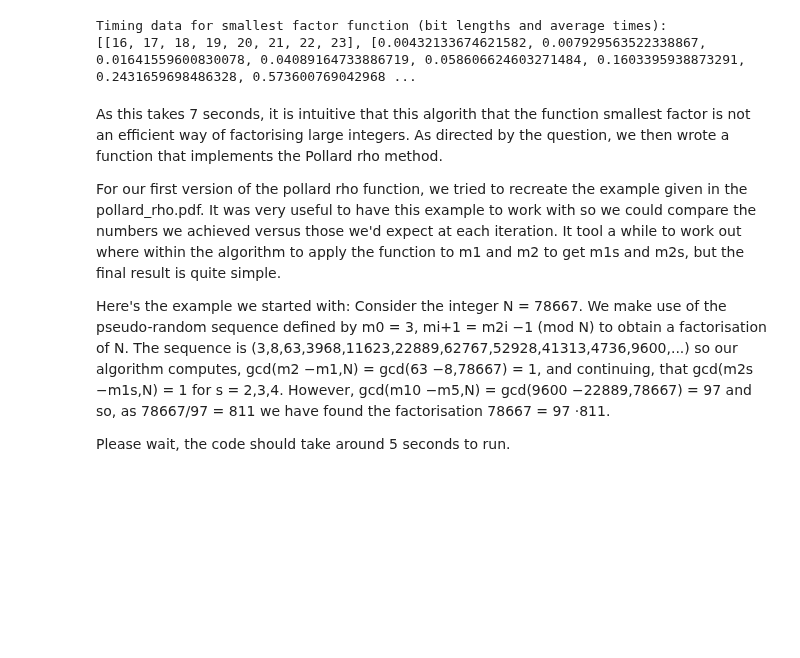
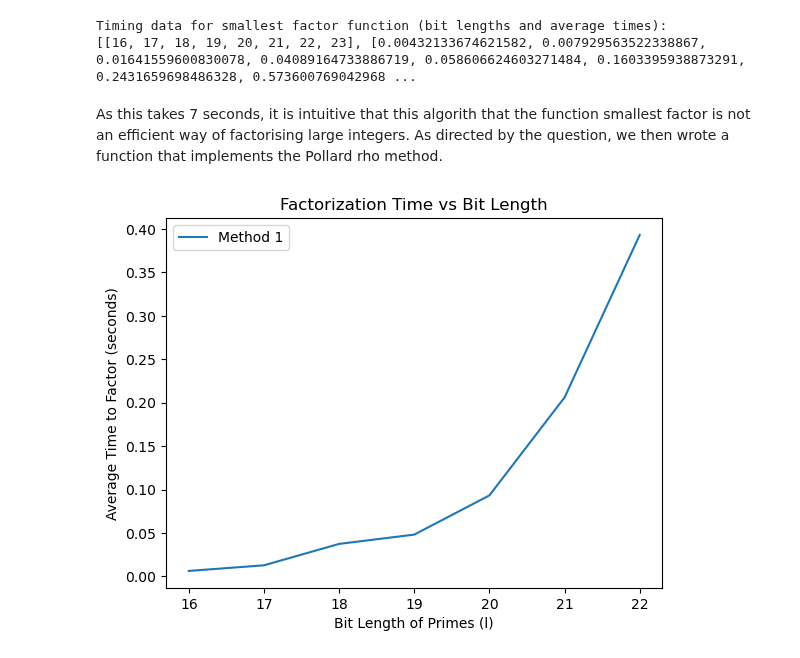
Before and after one commit to MattPygottCode/Group3, a Jupyter notebook: Hybrid Cryptography.ipynb, the cells around one changed output. Saved outputs shown, nothing was run; the diff lists cells and outputs as text; code cells hidden in the pictures; blank space fills up the shorter version.

```diff
--- a/Hybrid Cryptography.ipynb
+++ b/Hybrid Cryptography.ipynb
@@ -884,9 +886,46 @@ Timing data for smallest factor function (bit lengths and average times):
 [[16, 17, 18, 19, 20, 21, 22, 23], [0.00432133674621582, 0.007929563522338867, 0.01641559600830078, 0.04089164733886719, 0.058606624603271484, 0.1603395938873291, 0.2431659698486328, 0.573600769042968 ...
 # %% [markdown]
 As this takes 7 seconds, it is intuitive that this algorith that the function smallest factor is not an efficient way of factorising large integers. As directed by the question, we then wrote a function that implements the Pollard rho method.
-
-For our first version of the pollard rho function, we tried to recreate the example given in the pollard_rho.pdf. It was very useful to have this example to work with so we could compare the numbers we achieved versus those we'd expect at each iteration. It tool  a while to work out where within the algorithm to apply the function to m1 and m2 to get m1s and m2s, but the final result is quite simple.
-
-Here's the example we started with: Consider the integer N = 78667. We make use of the pseudo-random sequence defined by m0 = 3, mi+1 = m2i −1 (mod N) to obtain a factorisation of N. The sequence is (3,8,63,3968,11623,22889,62767,52928,41313,4736,9600,...) so our algorithm computes, gcd(m2 −m1,N) = gcd(63 −8,78667) = 1, and continuing, that gcd(m2s −m1s,N) = 1 for s = 2,3,4. However, gcd(m10 −m5,N) = gcd(9600 −22889,78667) = 97 and so, as 78667/97 = 811 we have found the factorisation 78667 = 97 ·811.
-
-Please wait, the code should take around 5 seconds to run.
+# %%
+# Write the function to plot graphs for both methods
+# def plot_graphs(data1, data2, data3):
+#     x1 = np.array(data1[0])
+#     y1 = np.array(data1[1])
+
+#     x2 = np.array(data2[0])
+#     y2 = np.array(data2[1])
+
+#     x3 = np.array(data3[0])
+#     y3 = np.array(data3[1])
+
+#     plt.plot(x1, y1, label='Smallest Factor Method')
+#     plt.plot(x2, y2, label='Pollard Rho Method V1')
+#     plt.plot(x3, y3, label='Pollard Rho Method V2')
+
+#     plt.title('Factorization Time vs Bit Length')
+#     plt.xlabel('Bit Length of Primes (l)')
+#     plt.ylabel('Average Time to Factor (seconds)')
+#     plt.legend()
+#     plt.show()
+
+# Write an optimised function to plot graphs for both methods
+def plot_graphs(*datasets, labels=None, title="Factorization Time vs Bit Length"):
+    if labels is None:
+        # Default labels: "Method 1", "Method 2", ...
+        labels = [f"Method {i+1}" for i in range(len(datasets))]
+
+    for (data, label) in zip(datasets, labels):
+        x = np.array(data[0])
+        y = np.array(data[1])
+        plt.plot(x, y, label=label)
+
+    plt.title(title)
+    plt.xlabel("Bit Length of Primes (l)")
+    plt.ylabel("Average Time to Factor (seconds)")
+    plt.legend()
+    plt.show()
+
+# Plot graphs for the smallest factor and pollard rho version 1 data
+plot_graphs(smallest_factor_data)
+# %% [output]
+[figure, added]
```
Also changed, not shown: parts of 16 cells of this notebook, 1 other file.
